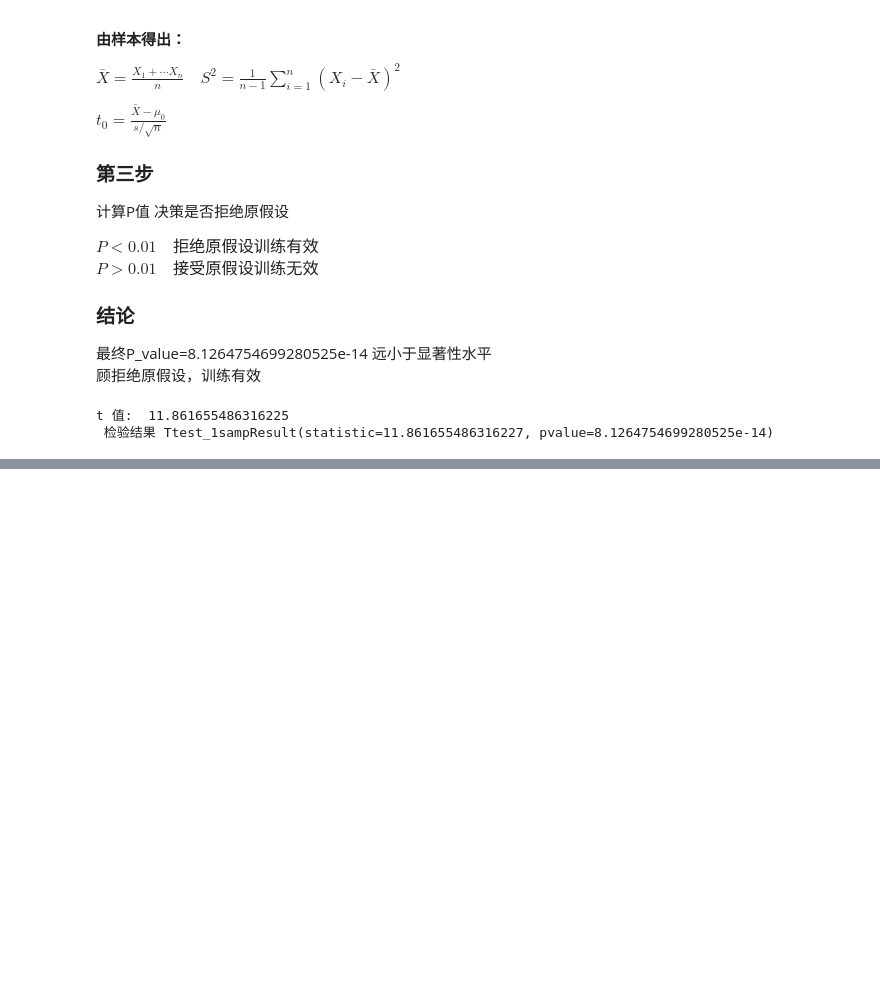
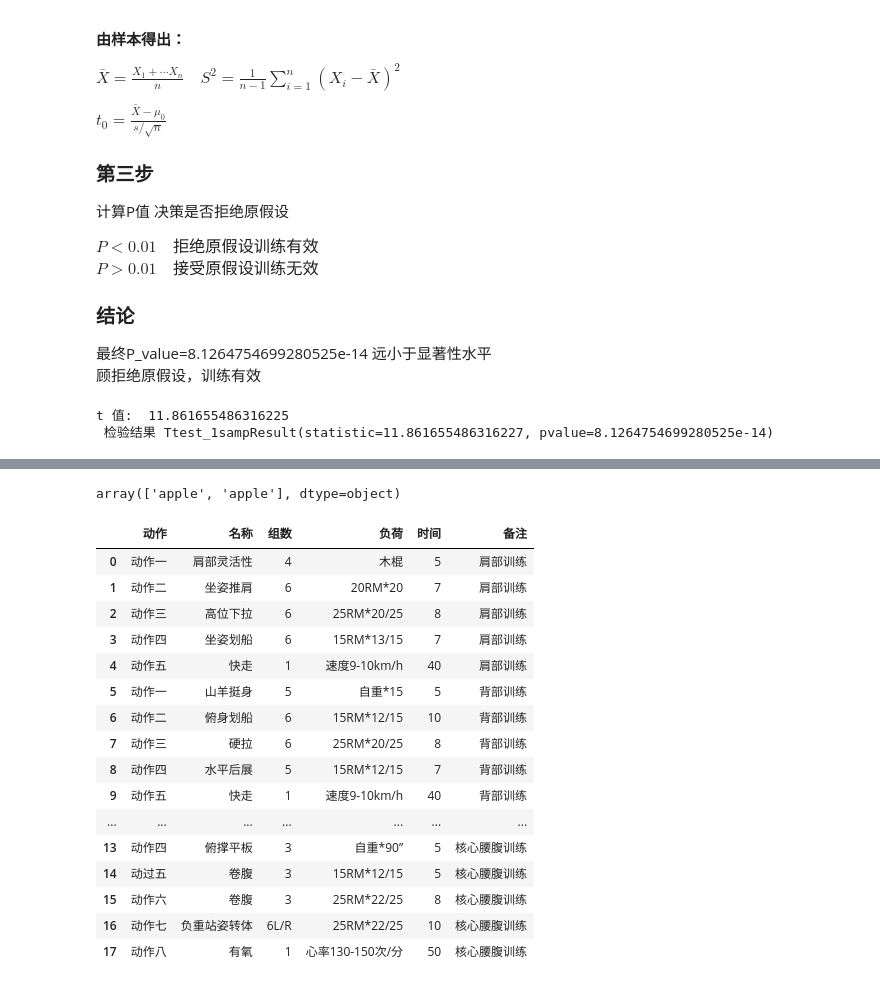
Before and after one commit to GZBlade/notebooks, a Jupyter notebook: practice/workout.ipynb, the cells around one changed output, grey strips where cells are left out. Saved outputs shown, nothing was run; the diff lists cells and outputs as text; code cells hidden in the pictures; blank space fills up the shorter version.

```diff
--- a/practice/workout.ipynb
+++ b/practice/workout.ipynb
@@ -57,3 +57,8 @@ after.head()
 | 2 | 3 | 157 | 81 | 68 | 68 | 72 | 85 | apple |
 | 3 | 4 | 165 | 85 | 71 | 70 | 75 | 89 | apple |
 | 4 | 5 | 173 | 89 | 75 | 74 | 79 | 94 | apple |
+# %%
+# 加载苹果型的计划数据
+apple_plan = pd.read_excel('..\\datasets\\fit_plan.xlsx',sheetname='apple')
+apple_plan.dropna(inplace=True,axis=1)
+apple_plan.head()
@@ -286,7 +298,7 @@ plt.show()
 [figure]
 # %%
 # 使用SVM对身材进行分类
-features = ['chest', 'lower_chest', 'waist', 'shoulder','middle_butt']
+features = ['height','chest', 'lower_chest', 'waist', 'upper_butt','middle_butt']
 X = complete.loc[:, features]# 训练完成，执行测试
 
 # linear核函数的ACC
@@ -295,10 +307,5 @@ y = complete.type
 X_train, X_test, y_train, y_test = train_test_split(X, y, random_state=0,test_size=0.33)
 clf_linear = svm.SVC(kernel='linear', gamma=0.7, C=1.0, probability=True)
 clf_linear.fit(X_train, y_train)
-
-# 训练完成，执行测试
-y_pred_class = clf_linear.predict(X_test)
-# linear核函数的ACC
-metrics.accuracy_score(y_test, y_pred_class)
 # %% [output]
 SVC(C=1.0, cache_size=200, class_weight=None, coef0=0.0,
@@ -331,0 +421,2 @@ t 值:  11.861655486316225
+# %%
+plan_test = Plan(apple_plan)
@@ -331,0 +425,24 @@ t 值:  11.861655486316225
+# %%
+plan_test.get_type(complete.loc[0:1,plan_test.features])
+# %% [output]
+array(['apple', 'apple'], dtype=object)
+# %%
+plan_test.get_plan(complete.loc[0:1,plan_test.features])
+# %% [output]
+|  | 动作 | 名称 | 组数 | 负荷 | 时间 | 备注 |
+| 0 | 动作一 | 肩部灵活性 | 4 | 木棍 | 5 | 肩部训练 |
+| 1 | 动作二 | 坐姿推肩 | 6 | 20RM*20 | 7 | 肩部训练 |
+| 2 | 动作三 | 高位下拉 | 6 | 25RM*20/25 | 8 | 肩部训练 |
+| 3 | 动作四 | 坐姿划船 | 6 | 15RM*13/15 | 7 | 肩部训练 |
+| 4 | 动作五 | 快走 | 1 | 速度9-10km/h | 40 | 肩部训练 |
+| 5 | 动作一 | 山羊挺身 | 5 | 自重*15 | 5 | 背部训练 |
+| 6 | 动作二 | 俯身划船 | 6 | 15RM*12/15 | 10 | 背部训练 |
+| 7 | 动作三 | 硬拉 | 6 | 25RM*20/25 | 8 | 背部训练 |
+| 8 | 动作四 | 水平后展 | 5 | 15RM*12/15 | 7 | 背部训练 |
+| 9 | 动作五 | 快走 | 1 | 速度9-10km/h | 40 | 背部训练 |
+| ... | ... | ... | ... | ... | ... | ... |
+| 13 | 动作四 | 俯撑平板 | 3 | 自重*90” | 5 | 核心腰腹训练 |
+| 14 | 动过五 | 卷腹 | 3 | 15RM*12/15 | 5 | 核心腰腹训练 |
+| 15 | 动作六 | 卷腹 | 3 | 25RM*22/25 | 8 | 核心腰腹训练 |
+| 16 | 动作七 | 负重站姿转体 | 6L/R | 25RM*22/25 | 10 | 核心腰腹训练 |
+| 17 | 动作八 | 有氧 | 1 | 心率130-150次/分 | 50 | 核心腰腹训练 |
```
Also changed, not shown: parts of 13 cells of this notebook, 1 other file.
